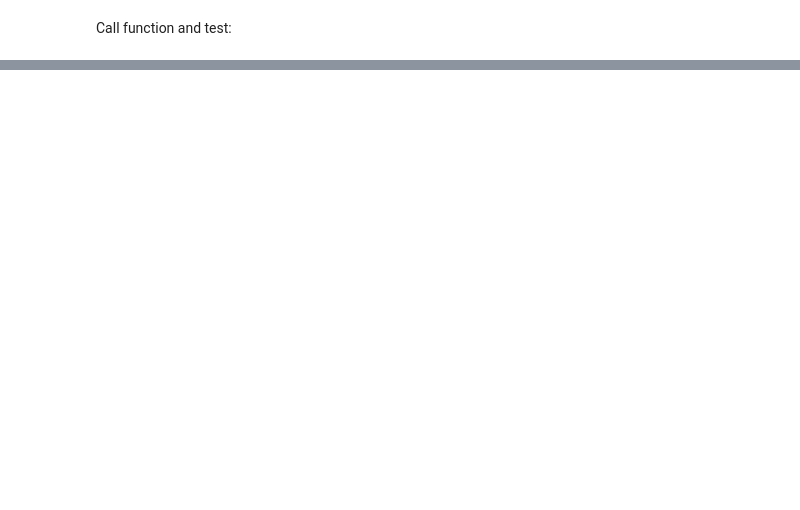
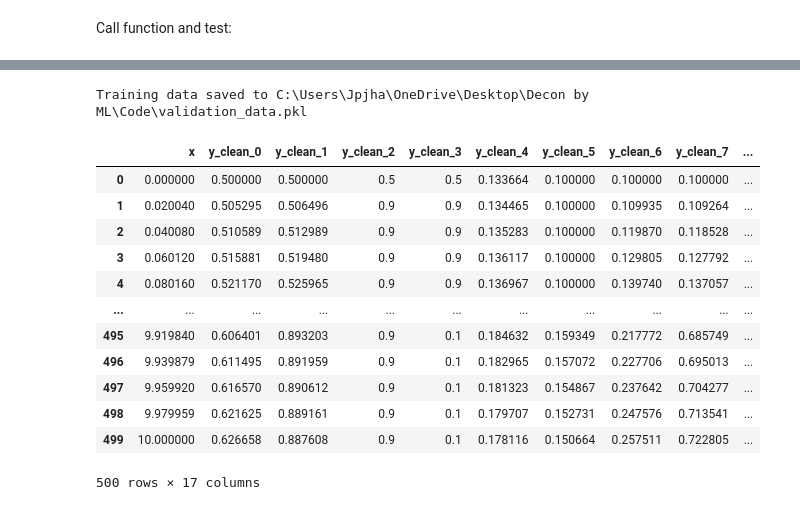
Before and after one commit to jpjharg/Deconvolution-by-ML-dissertation, a Jupyter notebook: Training_data.ipynb, the cells around one changed output, grey strips where cells are left out. Cells and saved outputs as stored; diff of their text form; code cells hidden in the pictures; blank space fills up the shorter version.

```diff
--- a/Training_data.ipynb
+++ b/Training_data.ipynb
@@ -133,0 +149,21 @@ training_data
+# %%
+validation_data = create_training_data(data_len=10, data_size=500, num_points=8, scale_factor=1000, seed=24)
+save_training_data(validation_data, filename="C:\\Users\\Jpjha\\OneDrive\\Desktop\\Decon by ML\\Code\\validation_data.pkl")
+# %% [output]
+Training data saved to C:\Users\Jpjha\OneDrive\Desktop\Decon by ML\Code\validation_data.pkl
+# %%
+validation_data
+# %% [output]
+|  | x | y_clean_0 | y_clean_1 | y_clean_2 | y_clean_3 | y_clean_4 | y_clean_5 | y_clean_6 | y_clean_7 | ... |
+| 0 | 0.000000 | 0.500000 | 0.500000 | 0.5 | 0.5 | 0.133664 | 0.100000 | 0.100000 | 0.100000 | ... |
+| 1 | 0.020040 | 0.505295 | 0.506496 | 0.9 | 0.9 | 0.134465 | 0.100000 | 0.109935 | 0.109264 | ... |
+| 2 | 0.040080 | 0.510589 | 0.512989 | 0.9 | 0.9 | 0.135283 | 0.100000 | 0.119870 | 0.118528 | ... |
+| 3 | 0.060120 | 0.515881 | 0.519480 | 0.9 | 0.9 | 0.136117 | 0.100000 | 0.129805 | 0.127792 | ... |
+| 4 | 0.080160 | 0.521170 | 0.525965 | 0.9 | 0.9 | 0.136967 | 0.100000 | 0.139740 | 0.137057 | ... |
+| ... | ... | ... | ... | ... | ... | ... | ... | ... | ... | ... |
+| 495 | 9.919840 | 0.606401 | 0.893203 | 0.9 | 0.1 | 0.184632 | 0.159349 | 0.217772 | 0.685749 | ... |
+| 496 | 9.939879 | 0.611495 | 0.891959 | 0.9 | 0.1 | 0.182965 | 0.157072 | 0.227706 | 0.695013 | ... |
+| 497 | 9.959920 | 0.616570 | 0.890612 | 0.9 | 0.1 | 0.181323 | 0.154867 | 0.237642 | 0.704277 | ... |
+| 498 | 9.979959 | 0.621625 | 0.889161 | 0.9 | 0.1 | 0.179707 | 0.152731 | 0.247576 | 0.713541 | ... |
+| 499 | 10.000000 | 0.626658 | 0.887608 | 0.9 | 0.1 | 0.178116 | 0.150664 | 0.257511 | 0.722805 | ... |
+500 rows × 17 columns
```
Also changed, not shown: parts of 6 cells of this notebook, 1 other file.
